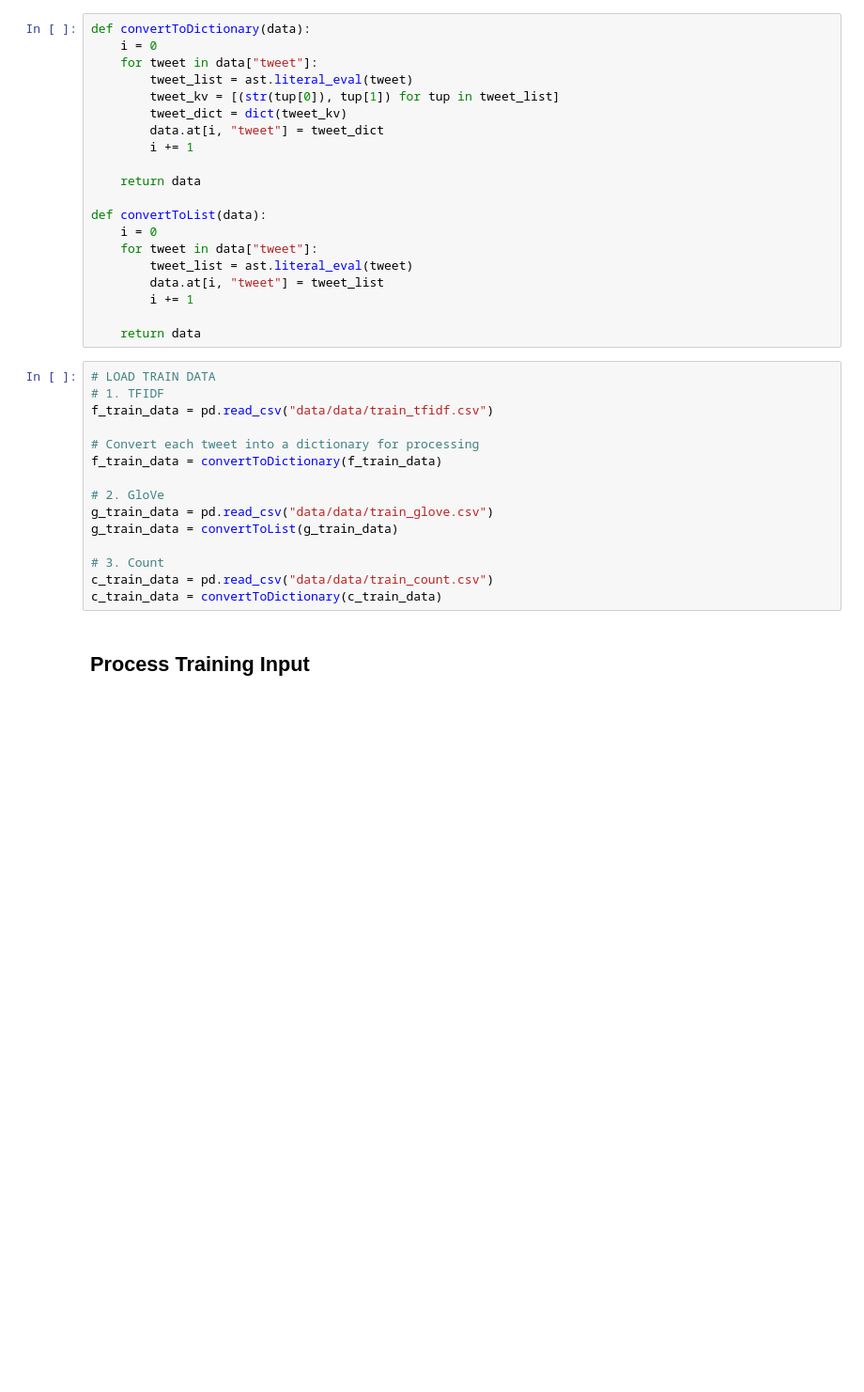
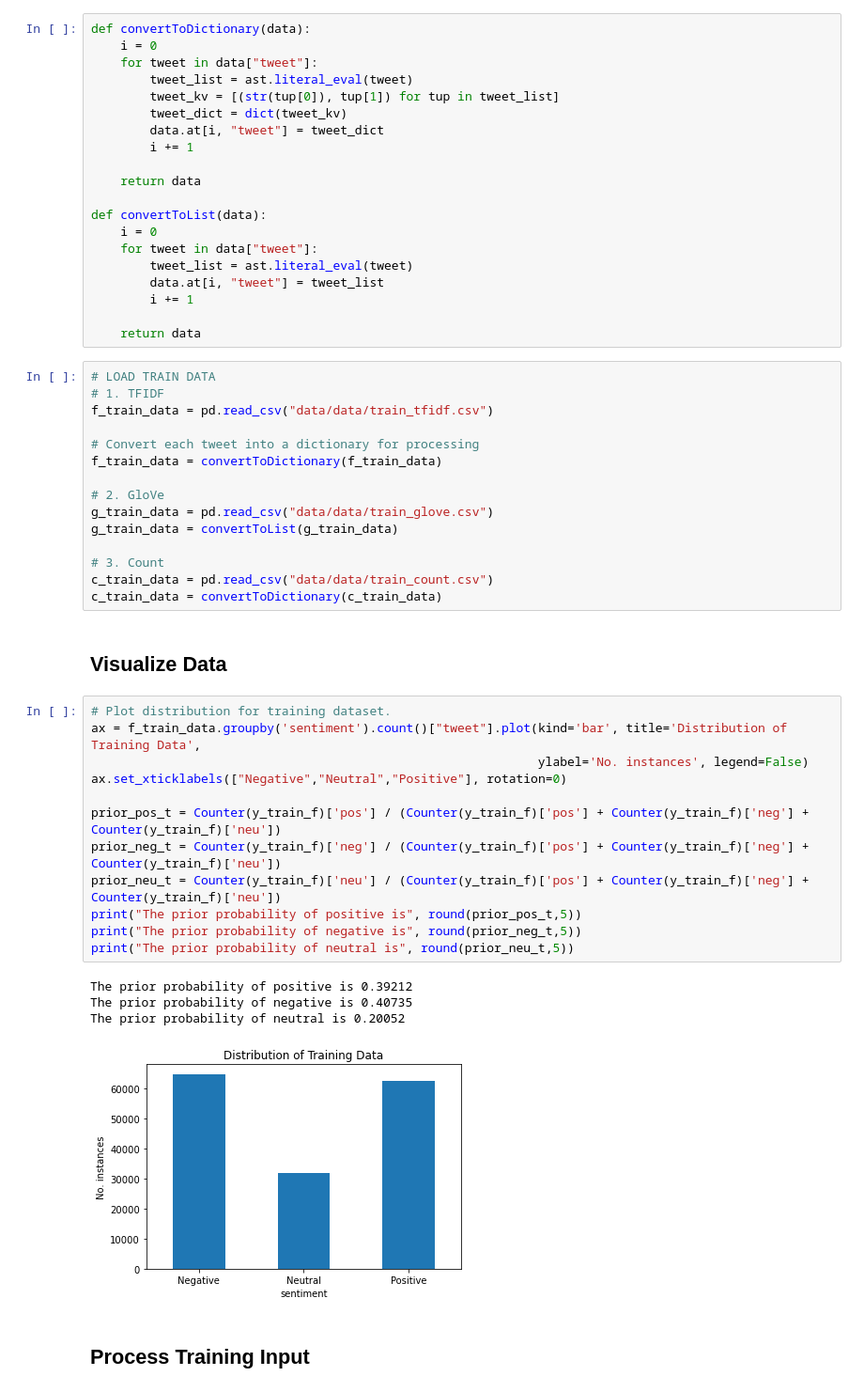
Before and after one commit to dccol/ML-SentimentClassification, a Jupyter notebook: SentimentClassification.ipynb, the cells around one changed output. Shown: that part at 94% size. Saved outputs shown, nothing was run; the diff lists cells and outputs as text; blank space fills up the shorter version.

Commit message:
Distribution modelling

```diff
--- a/SentimentClassification.ipynb
+++ b/SentimentClassification.ipynb
@@ -54,6 +54,25 @@ g_train_data = convertToList(g_train_data)
 # 3. Count
 c_train_data = pd.read_csv("data/data/train_count.csv")
 c_train_data = convertToDictionary(c_train_data)
+# %% [markdown]
+## Visualize Data
+# %%
+# Plot distribution for training dataset.
+ax = f_train_data.groupby('sentiment').count()["tweet"].plot(kind='bar', title='Distribution of Training Data',
+                                                             ylabel='No. instances', legend=False)
+ax.set_xticklabels(["Negative","Neutral","Positive"], rotation=0)
+
+prior_pos_t = Counter(y_train_f)['pos'] / (Counter(y_train_f)['pos'] + Counter(y_train_f)['neg'] + Counter(y_train_f)['neu'])
+prior_neg_t = Counter(y_train_f)['neg'] / (Counter(y_train_f)['pos'] + Counter(y_train_f)['neg'] + Counter(y_train_f)['neu'])
+prior_neu_t = Counter(y_train_f)['neu'] / (Counter(y_train_f)['pos'] + Counter(y_train_f)['neg'] + Counter(y_train_f)['neu'])
+print("The prior probability of positive is", round(prior_pos_t,5))
+print("The prior probability of negative is", round(prior_neg_t,5))
+print("The prior probability of neutral is", round(prior_neu_t,5))
+# %% [output]
+The prior probability of positive is 0.39212
+The prior probability of negative is 0.40735
+The prior probability of neutral is 0.20052
+[figure, added]
 # %% [markdown]
 ## Process Training Input
 # %%
```
Also changed, not shown: parts of 5 cells of this notebook.
